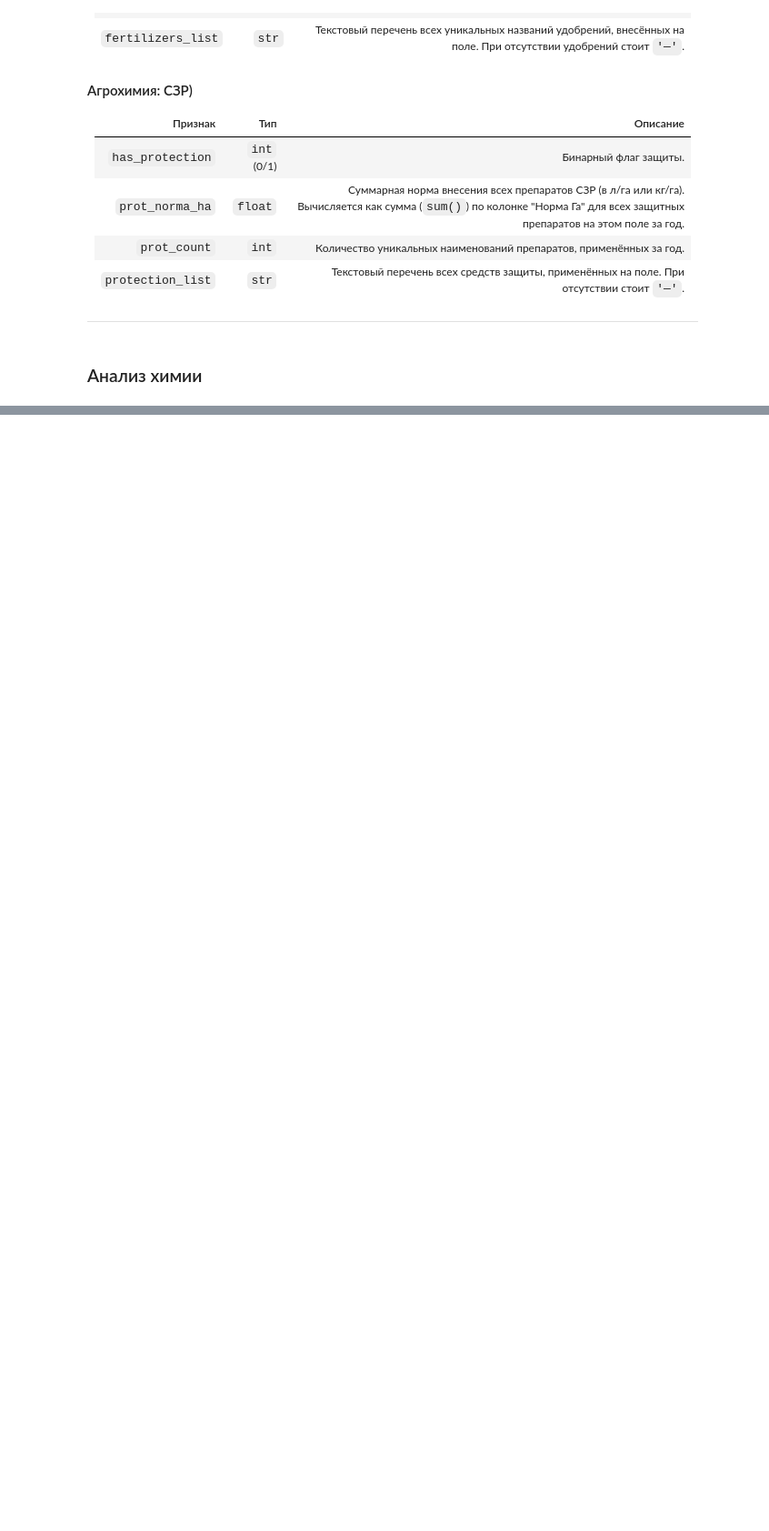
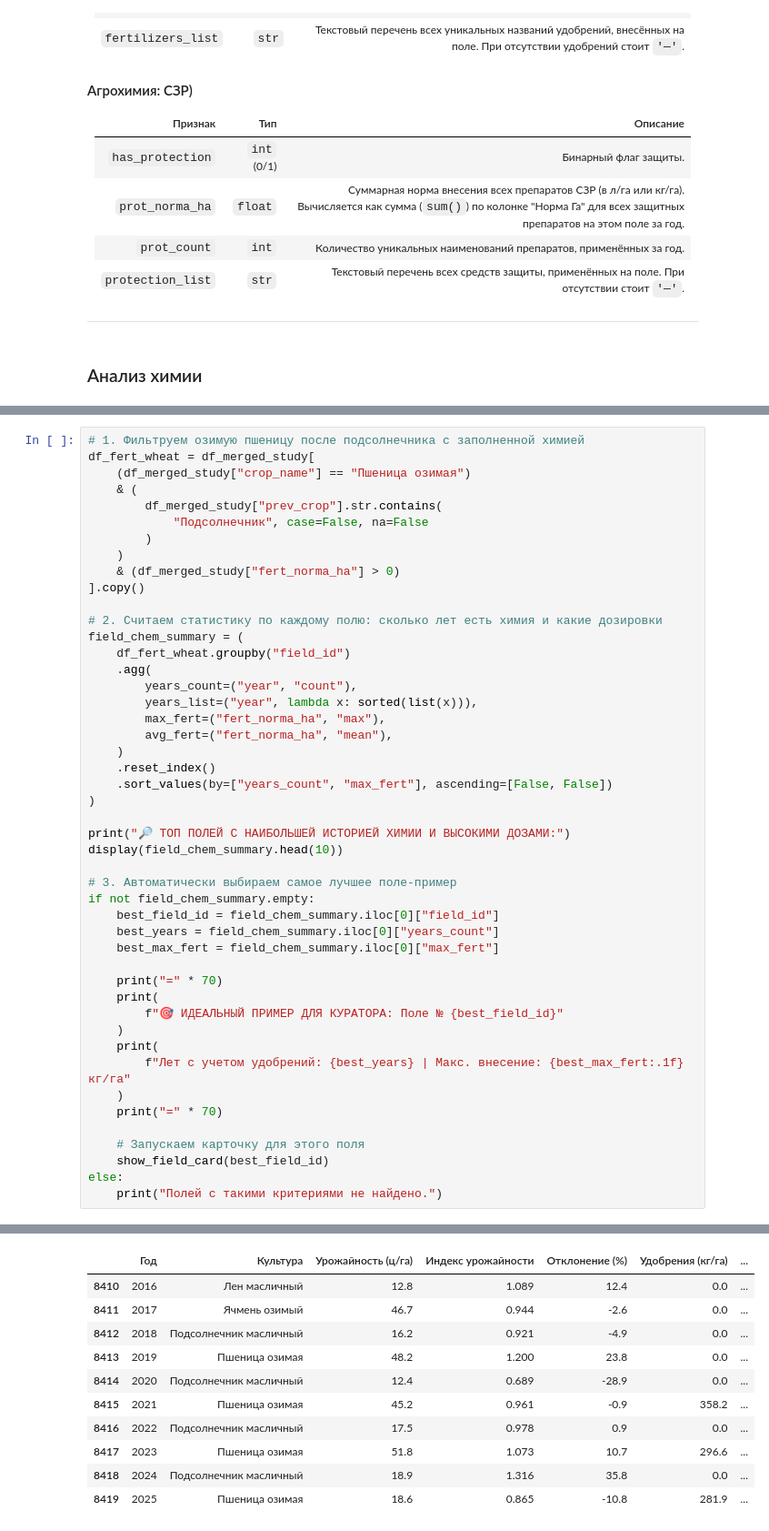
Before and after one commit to Bleckeid/stab, a Jupyter notebook: fields_stab_notebook.ipynb, the cells around one changed output, grey strips where cells are left out. Shown at 91% size. Cells and saved outputs as stored; diff of their text form; blank space fills up the shorter version.

```diff
--- a/fields_stab_notebook.ipynb
+++ b/fields_stab_notebook.ipynb
@@ -2359,0 +3145,48 @@ memory usage: 18.0 MB
+# %%
+# 1. Фильтруем озимую пшеницу после подсолнечника с заполненной химией
+df_fert_wheat = df_merged_study[
+    (df_merged_study["crop_name"] == "Пшеница озимая")
+    & (
+        df_merged_study["prev_crop"].str.contains(
+            "Подсолнечник", case=False, na=False
+        )
+    )
+    & (df_merged_study["fert_norma_ha"] > 0)
+].copy()
+
+# 2. Считаем статистику по каждому полю: сколько лет есть химия и какие дозировки
+field_chem_summary = (
+    df_fert_wheat.groupby("field_id")
+    .agg(
+        years_count=("year", "count"),
+        years_list=("year", lambda x: sorted(list(x))),
+        max_fert=("fert_norma_ha", "max"),
+        avg_fert=("fert_norma_ha", "mean"),
+    )
+    .reset_index()
+    .sort_values(by=["years_count", "max_fert"], ascending=[False, False])
+)
+
+print("🔎 ТОП ПОЛЕЙ С НАИБОЛЬШЕЙ ИСТОРИЕЙ ХИМИИ И ВЫСОКИМИ ДОЗАМИ:")
+display(field_chem_summary.head(10))
+
+# 3. Автоматически выбираем самое лучшее поле-пример
+if not field_chem_summary.empty:
+    best_field_id = field_chem_summary.iloc[0]["field_id"]
+    best_years = field_chem_summary.iloc[0]["years_count"]
+    best_max_fert = field_chem_summary.iloc[0]["max_fert"]
+
+    print("=" * 70)
+    print(
+        f"🎯 ИДЕАЛЬНЫЙ ПРИМЕР ДЛЯ КУРАТОРА: Поле № {best_field_id}"
+    )
+    print(
+        f"Лет с учетом удобрений: {best_years} | Макс. внесение: {best_max_fert:.1f} кг/га"
+    )
+    print("=" * 70)
+
+    # Запускаем карточку для этого поля
+    show_field_card(best_field_id)
+else:
+    print("Полей с такими критериями не найдено.")
+# %% [output]
@@ -2359,0 +3214,11 @@ memory usage: 18.0 MB
+|  | Год | Культура | Урожайность (ц/га) | Индекс урожайности | Отклонение (%) | Удобрения (кг/га) | ... |
+| 8410 | 2016 | Лен масличный | 12.8 | 1.089 | 12.4 | 0.0 | ... |
+| 8411 | 2017 | Ячмень озимый | 46.7 | 0.944 | -2.6 | 0.0 | ... |
+| 8412 | 2018 | Подсолнечник масличный | 16.2 | 0.921 | -4.9 | 0.0 | ... |
+| 8413 | 2019 | Пшеница озимая | 48.2 | 1.200 | 23.8 | 0.0 | ... |
+| 8414 | 2020 | Подсолнечник масличный | 12.4 | 0.689 | -28.9 | 0.0 | ... |
+| 8415 | 2021 | Пшеница озимая | 45.2 | 0.961 | -0.9 | 358.2 | ... |
+| 8416 | 2022 | Подсолнечник масличный | 17.5 | 0.978 | 0.9 | 0.0 | ... |
+| 8417 | 2023 | Пшеница озимая | 51.8 | 1.073 | 10.7 | 296.6 | ... |
+| 8418 | 2024 | Подсолнечник масличный | 18.9 | 1.316 | 35.8 | 0.0 | ... |
+| 8419 | 2025 | Пшеница озимая | 18.6 | 0.865 | -10.8 | 281.9 | ... |
```
Also changed, not shown: parts of 21 cells of this notebook.
